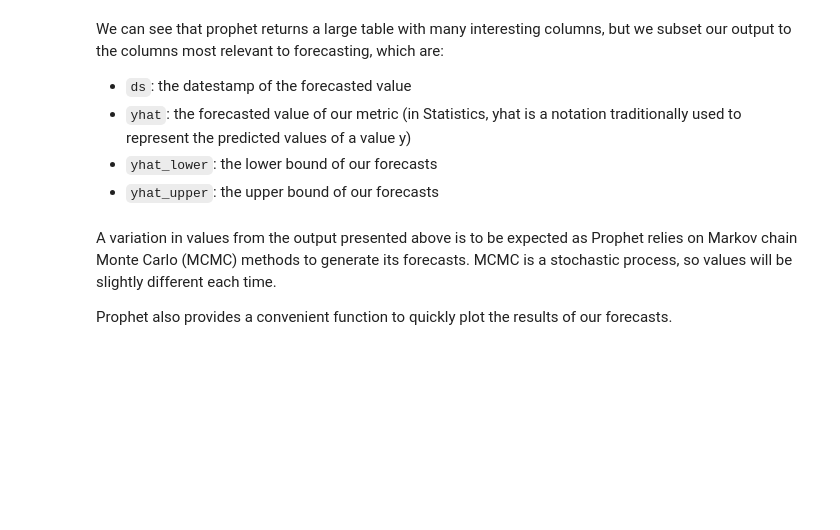
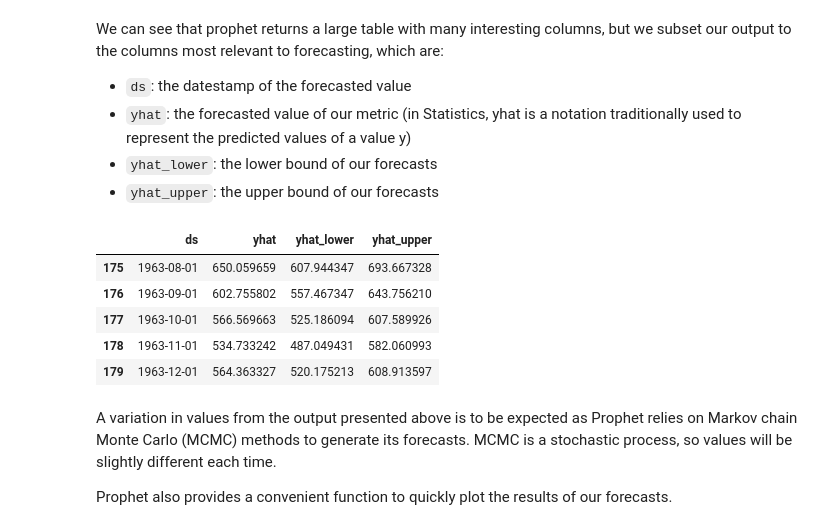
Before and after one commit to ortsed/dsc-facebook-prophet-lab-dc-ds-career-042219, a Jupyter notebook: index.ipynb, the cells around one changed output. Saved outputs shown, nothing was run; the diff lists cells and outputs as text; code cells hidden in the pictures; blank space fills up the shorter version.

```diff
--- a/index.ipynb
+++ b/index.ipynb
@@ -177,15 +177,22 @@ We can see that prophet returns a large table with many interesting columns, but
 * `yhat_upper`: the upper bound of our forecasts
 # %%
 # Subset above mentioned columns and view the tail
-predict[["ds", "yhat", "yhat_lower", "yhat_upper"]]
+predict[["ds", "yhat", "yhat_lower", "yhat_upper"]].tail()
 
 
 # 	ds	yhat	yhat_lower	yhat_upper
 # 175	1963-08-01	649.787427	604.921338	695.757506
 # 176	1963-09-01	602.260711	557.213400	645.642244
 # 177	1963-10-01	566.233600	524.324314	608.815224
 # 178	1963-11-01	534.258296	488.622666	578.243727
 # 179	1963-12-01	563.846779	516.242796	609.748779
+# %% [output]
+|  | ds | yhat | yhat_lower | yhat_upper |
+| 175 | 1963-08-01 | 650.059659 | 607.944347 | 693.667328 |
+| 176 | 1963-09-01 | 602.755802 | 557.467347 | 643.756210 |
+| 177 | 1963-10-01 | 566.569663 | 525.186094 | 607.589926 |
+| 178 | 1963-11-01 | 534.733242 | 487.049431 | 582.060993 |
+| 179 | 1963-12-01 | 564.363327 | 520.175213 | 608.913597 |
 # %% [markdown]
 A variation in values from the output presented above is to be expected as Prophet relies on Markov chain Monte Carlo (MCMC) methods to generate its forecasts. MCMC is a stochastic process, so values will be slightly different each time.
 
```
